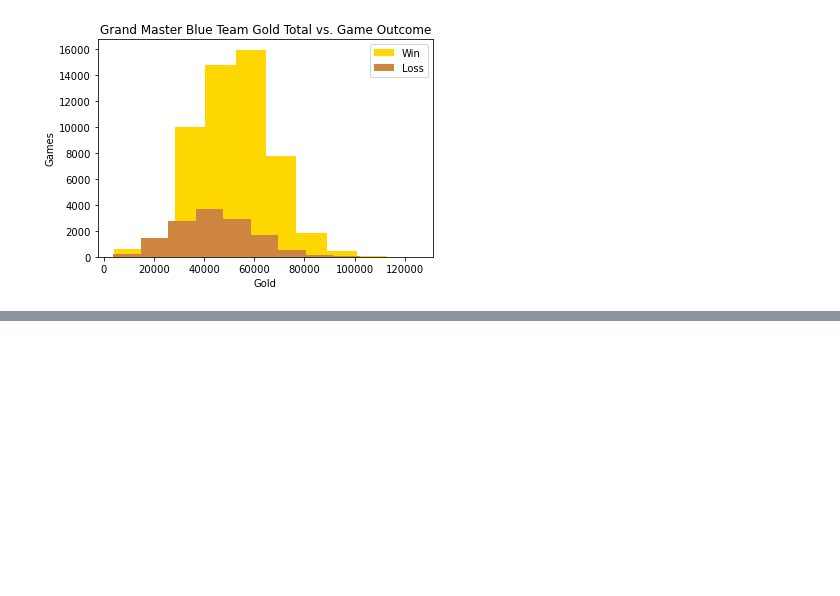
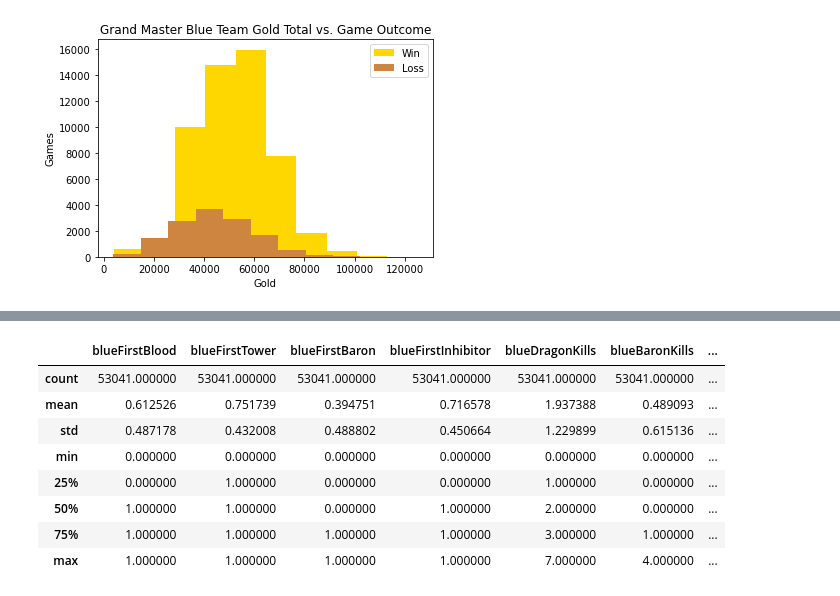
Before and after one commit to josephchancey/riot-lol-match-trends, a Jupyter notebook: Notebooks/LoL Trend Analysis.ipynb, the cells around one changed output, grey strips where cells are left out. Cells and saved outputs as stored; diff of their text form; code cells hidden in the pictures; blank space fills up the shorter version.

```diff
--- a/Notebooks/LoL Trend Analysis.ipynb
+++ b/Notebooks/LoL Trend Analysis.ipynb
@@ -710,3 +757,15 @@ Average Gold Total for blue losses: 43889.688
+# %%
+m_bluewins_df.describe()
+# %% [output]
+|  | blueFirstBlood | blueFirstTower | blueFirstBaron | blueFirstInhibitor | blueDragonKills | blueBaronKills | ... |
+| count | 53041.000000 | 53041.000000 | 53041.000000 | 53041.000000 | 53041.000000 | 53041.000000 | ... |
+| mean | 0.612526 | 0.751739 | 0.394751 | 0.716578 | 1.937388 | 0.489093 | ... |
+| std | 0.487178 | 0.432008 | 0.488802 | 0.450664 | 1.229899 | 0.615136 | ... |
+| min | 0.000000 | 0.000000 | 0.000000 | 0.000000 | 0.000000 | 0.000000 | ... |
+| 25% | 0.000000 | 1.000000 | 0.000000 | 0.000000 | 1.000000 | 0.000000 | ... |
+| 50% | 1.000000 | 1.000000 | 0.000000 | 1.000000 | 2.000000 | 0.000000 | ... |
+| 75% | 1.000000 | 1.000000 | 1.000000 | 1.000000 | 3.000000 | 1.000000 | ... |
+| max | 1.000000 | 1.000000 | 1.000000 | 1.000000 | 7.000000 | 4.000000 | ... |
 # %%
 # Plot kills vs Game Length
 # %%
```
Also changed, not shown: parts of 4 cells of this notebook.
